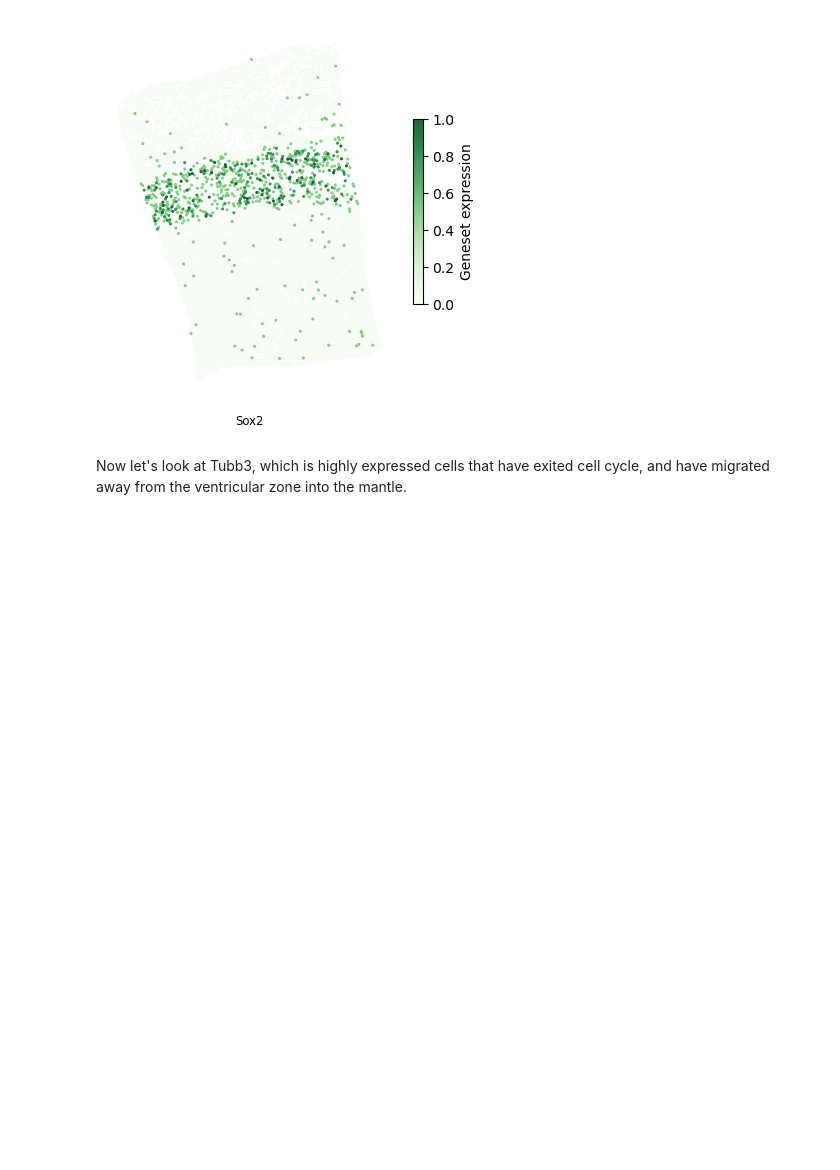
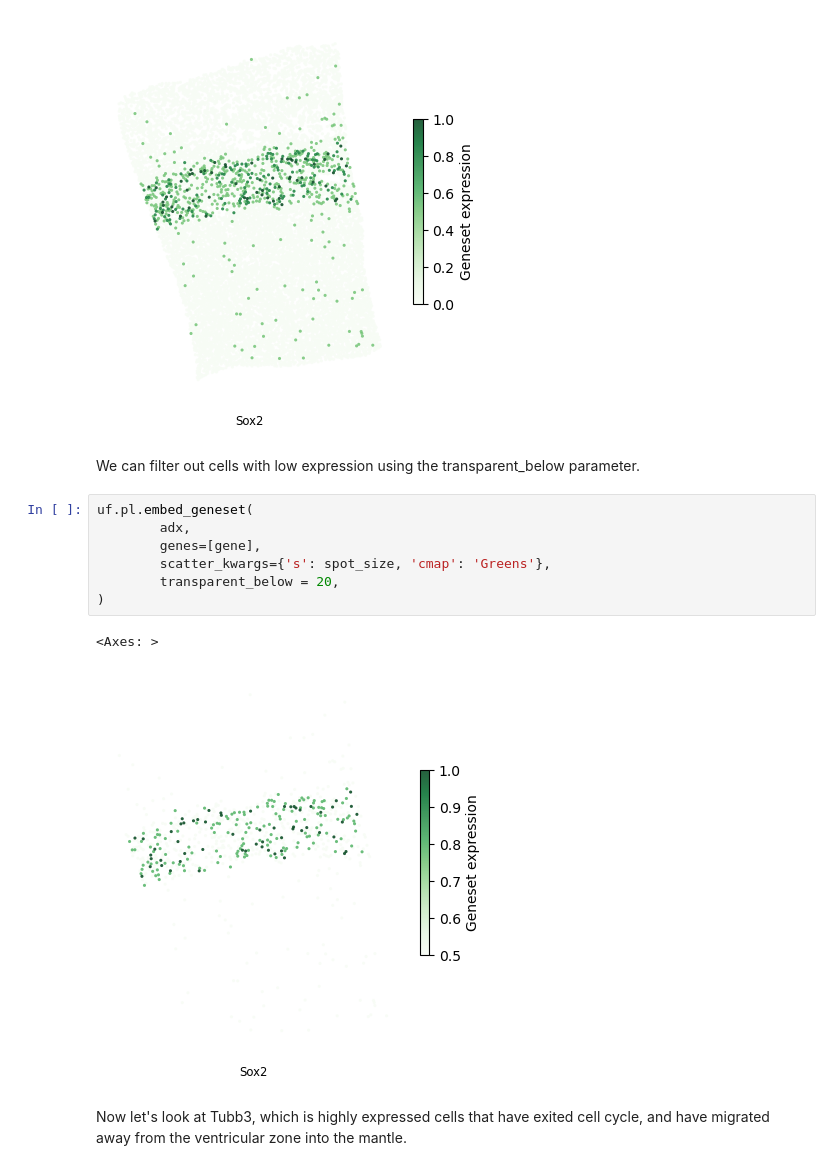
Before and after one commit to CahanLab/STUF, a Jupyter notebook: docs/notebooks/quickstart.ipynb, the cells around one changed output. Drawn from its saved outputs; the diff is of its cells as text; blank space fills up the shorter version.

Commit message:
Add examples for transparent_below parameter to embed_bivariate_genes and embed_geneset

```diff
--- a/docs/notebooks/quickstart.ipynb
+++ b/docs/notebooks/quickstart.ipynb
@@ -54,6 +54,18 @@ uf.pl.embed_geneset(
 # %% [output]
 <Axes: >
 [figure]
+# %% [markdown]
+We can filter out cells with low expression using the transparent_below parameter.
+# %%
+uf.pl.embed_geneset(
+        adx,
+        genes=[gene],
+        scatter_kwargs={'s': spot_size, 'cmap': 'Greens'},
+        transparent_below = 20,
+)
+# %% [output]
+<Axes: >
+[figure, added]
 # %% [markdown]
 Now let's look at Tubb3, which is highly expressed cells that have exited cell cycle, and have migrated away from the ventricular zone into the mantle.
 # %%
```
Also changed, not shown: parts of 13 cells of this notebook.
